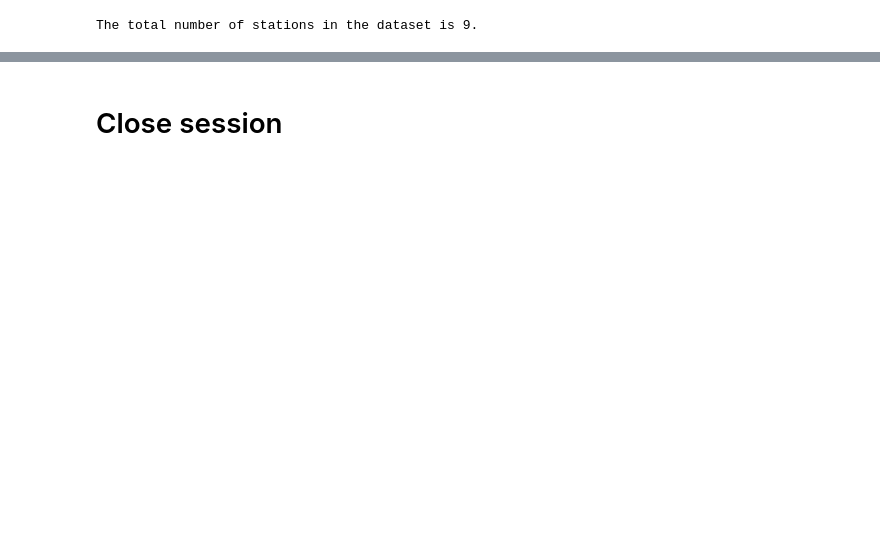
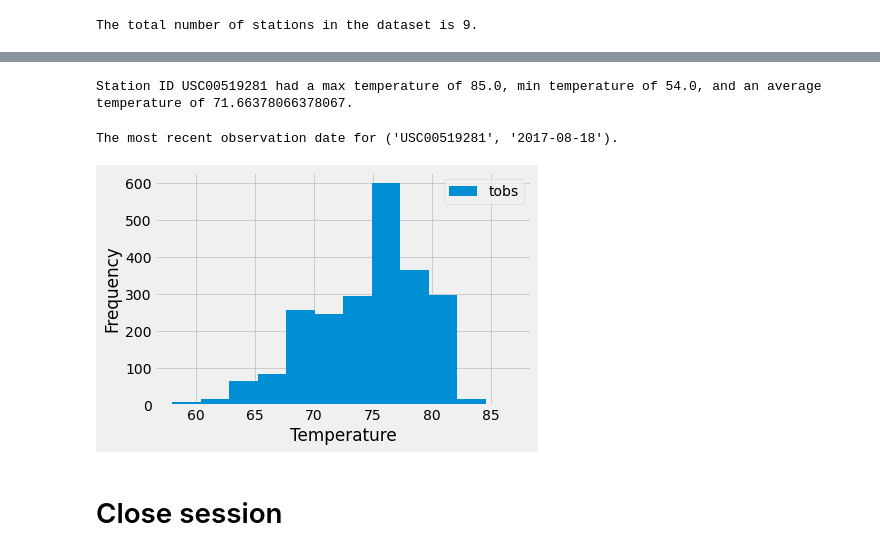
Before and after one commit to j-eikens/sqlalchemy-challenge, a Jupyter notebook: climate.ipynb, the cells around one changed output, grey strips where cells are left out. Saved outputs shown, nothing was run; the diff lists cells and outputs as text; code cells hidden in the pictures; blank space fills up the shorter version.

```diff
--- a/climate.ipynb
+++ b/climate.ipynb
@@ -178,3 +132,69 @@ session.query(Station.name).all()
+# %%
+# Using the most active station id from the previous query, calculate the lowest, highest, and average temperature.
+USC0519281_temp = session.query(Measurement.station, func.max(Measurement.tobs),\
+                                func.min(Measurement.tobs),\
+                                func.avg(Measurement.tobs)).filter(Measurement.station == "USC00519281").all()
+
+# max = func.max(USC0519281_temp).all()
+# max
+
+USC0519281_temp[0]
+
+print(f'Station ID {USC0519281_temp[0][0]} had a max temperature of {USC0519281_temp[0][1]}, \
+min temperature of {USC0519281_temp[0][2]}, and an average temperature of {USC0519281_temp[0][3]}.')
+# %% [output]
+Station ID USC00519281 had a max temperature of 85.0, min temperature of 54.0, and an average temperature of 71.66378066378067.
+# %%
+# Find the most recent date in the data set for Station USC0519281.
+date = session.query(Measurement.station, Measurement.date).\
+    where(Measurement.station == 'USC00519281').\
+    order_by(Measurement.date.desc()).limit(1)
+
+#date
+
+for i in date:
+    print(f'The most recent observation date for {i}.')
+# %% [output]
+The most recent observation date for ('USC00519281', '2017-08-18').
+# %%
+# Using the most active station id
+# Query the last 12 months of temperature observation data for this station and plot the results as a histogram
+
+#query for past 12 month of temp data for station US00519281
+US00519281_12mo = session.query(Measurement.date, Measurement.tobs).where(Measurement.date >= '2016-08-18')
+
+
+#create data and temp lists
+date_list = []
+temp_list = []
+
+for i in US00519281_12mo:
+
+    date = i[0]
+    temp = i[1]
+
+    date_list.append(date)
+    temp_list.append(temp)
+
+#create data frame of temp and date
+temp_df = pd.DataFrame(list(zip(date_list, temp_list)), columns=['date', 'temp'])
+
+#removed NaN values from df
+temp_df = temp_df.dropna(how='any')
+# %%
+#Plot histogram of temp data
+
+temp_df.hist(bins=12)
+plt.ylabel('Frequency')
+plt.xlabel('Temperature')
+plt.title('')
+
+legend = 'tobs',
+plt.legend(legend)
+
+plt.show()
+# %% [output]
+[figure, added]
 # %% [markdown]
 # Close session
 # %%
```
Also changed, not shown: parts of 8 cells of this notebook, 1 other file.
